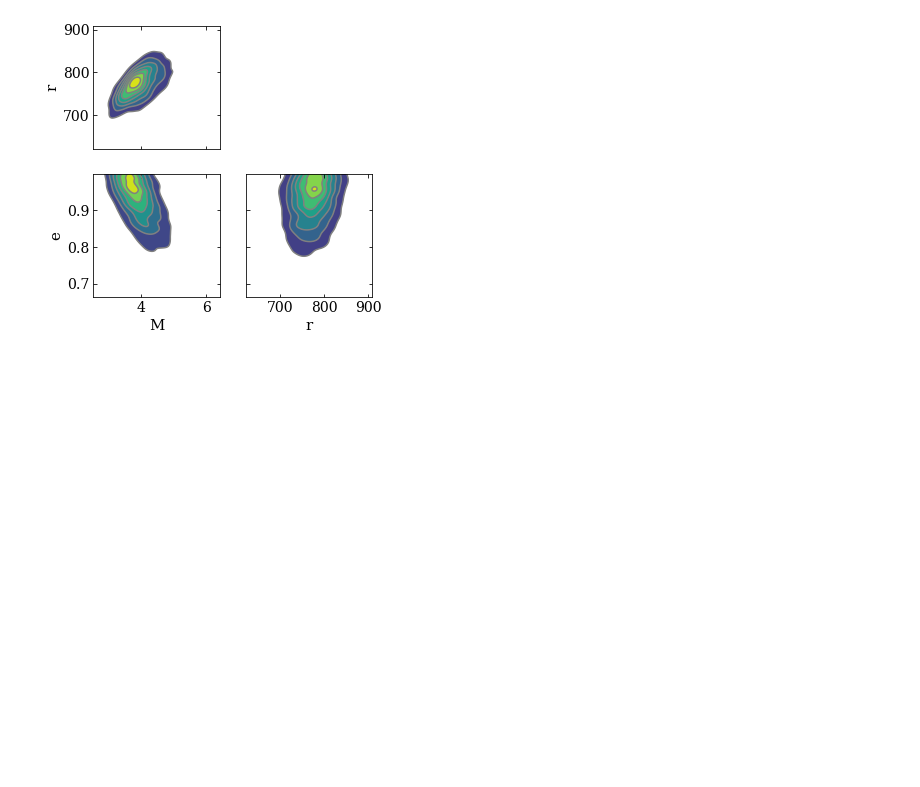
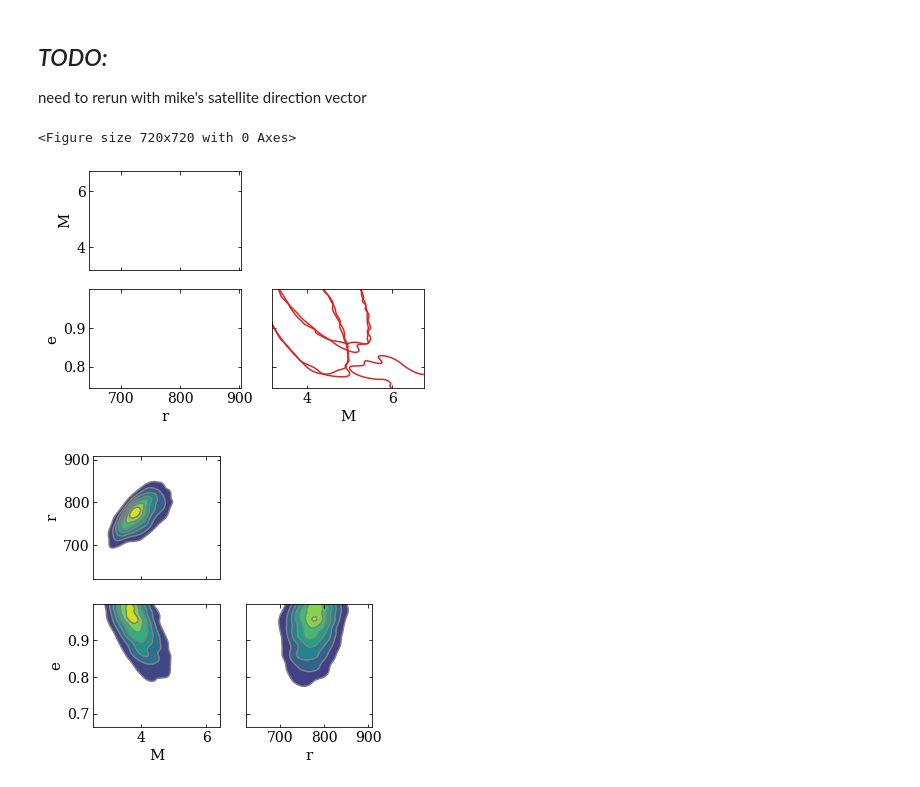
Before and after one commit to katiechambe/yellowCard, a Jupyter notebook: notebooks/pymc3-analyze-runs.ipynb, the cells around one changed output. Cells and saved outputs as stored; diff of their text form; code cells hidden in the pictures; blank space fills up the shorter version.

```diff
--- a/notebooks/pymc3-analyze-runs.ipynb
+++ b/notebooks/pymc3-analyze-runs.ipynb
@@ -26,2 +24,29 @@ plt.rcParams.update({"text.usetex":False})
+# %%
+plt.rcParams.update({"text.usetex":False,"font.size":16})
+
+palette = {"Dark":"#044751","Hydro": "#B6DAFF",
+           "All Pairs":"#668AFF", "Major Pairs": "#7B55F3",
+           "Minor Pairs":'#FFB201',"Minor Plus Pairs":"#FF6300",
+           "Extra":"#DE2280","Stellar":"#0A68DD",
+           "Halo":"#4B0094","Max Halo":"#FF6BB7"}
 # %%
 usys = UnitSystem(1e12*u.Msun, u.kpc, u.Gyr, u.radian)
+# %%
+# get those means bby!!
+# ---------------------
+
+modelChoices = ["vdm2012","fiducial2021"]
+include_vTravel = [False, True]
+modelChoices = ["vdm2012","fiducial2021","vdm2012","fiducial2021"]
+
+means = {}
+
+for mod,name in zip(modelChoices,label_model):
+    for incl,vname in zip(include_vTravel,label_vtravel):
+        data = az.from_json(f"../pymc3-data/{mod}_vTravel_{incl}.json")
+        label = mod
+        if incl:
+            label+="_vtravel"
+        means[label]={}
+        for param in ["M","r","e"]:
+            means[label][param] = np.asarray((data.posterior[param]).mean())
@@ -27,0 +125,5 @@ usys = UnitSystem(1e12*u.Msun, u.kpc, u.Gyr, u.radian)
+# %% [markdown]
+*TODO:*
+----------
+
+need to rerun with mike's satellite direction vector
@@ -28 +184,25 @@ usys = UnitSystem(1e12*u.Msun, u.kpc, u.Gyr, u.radian)
+# %%
+fig = plt.figure(figsize=(10,10))
+fig.ax
+# %% [output]
+<Figure size 720x720 with 0 Axes>
+# %%
+modelChoices = ["vdm2012","fiducial2021"]
+include_vTravel = [True, False]
+
+
+fig,ax = plt.subplots(2,2)
+for mod in modelChoices:
+    for incl in include_vTravel:
+        data = az.from_json(f"../pymc3-data/{mod}_vTravel_{incl}.json")
+        az.plot_pair(data,
+                     kind='kde',
+                     contour=True,
+                     var_names=['r', 'M', 'e'],
+                     fill_last=False,
+                     kde_kwargs=dict(contourf_kwargs={"alpha":0},
+                                     contour_kwargs={"colors": "tab:red","levels":[0.14,0.86]}),
+                     ax=ax)
+# %% [output]
+[figure, added]
 # %%
```
Also changed, not shown: parts of 19 cells of this notebook.
